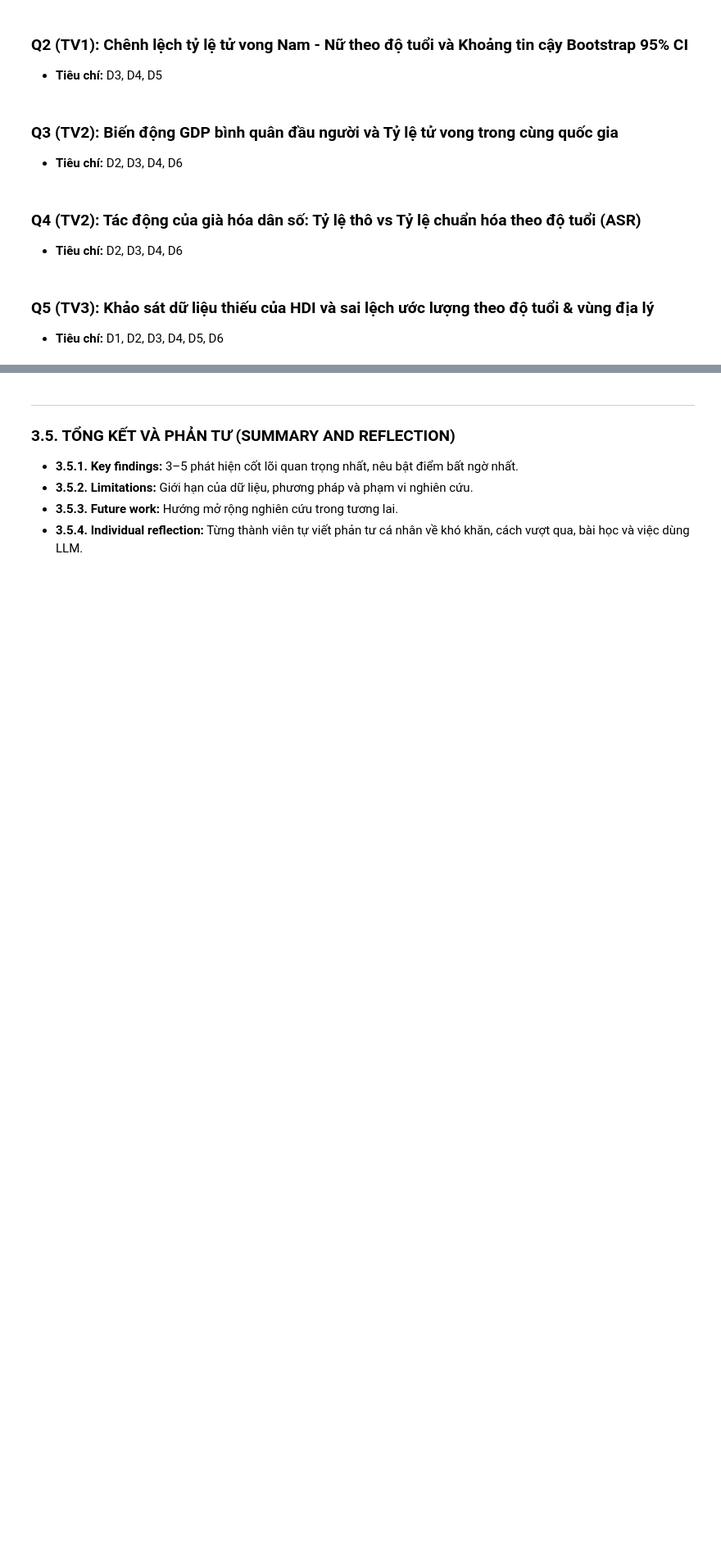
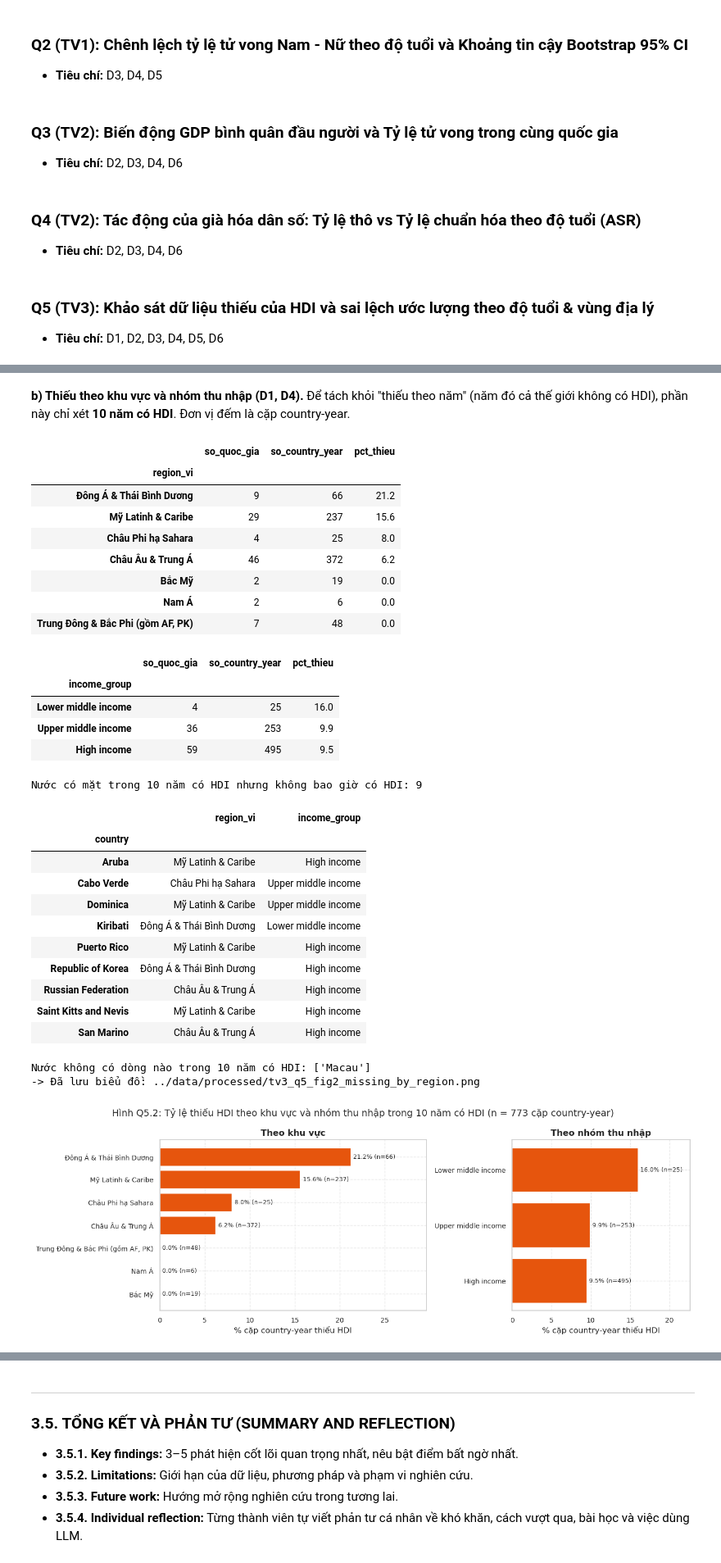
Before and after one commit to 24122039Kien/HCMUS_HKD_program_for_data_scientists, a Jupyter notebook: notebooks/02_analysis.ipynb, the cells around one changed output, grey strips where cells are left out. Shown at 82% size. Drawn from its saved outputs; the diff is of its cells as text; code cells hidden in the pictures; blank space fills up the shorter version.

```diff
--- a/notebooks/02_analysis.ipynb
+++ b/notebooks/02_analysis.ipynb
@@ -37,0 +272,76 @@ print("Module và thiết lập trực quan hóa đã sẵn sàng!")
+# %% [markdown]
+**b) Thiếu theo khu vực và nhóm thu nhập (D1, D4).** Để tách khỏi "thiếu theo năm" (năm đó cả thế giới không có HDI), phần này chỉ xét **10 năm có HDI**. Đơn vị đếm là cặp country-year.
+# %%
+q5_h = q5[q5['in_hdi_year']]
+q5_hcy = q5_h.drop_duplicates(['country', 'year'])
+
+
+def q5_missing_by(col):
+    # Tỷ lệ country-year thiếu HDI trong 10 năm có HDI
+    t = q5_hcy.groupby(col).agg(
+        so_quoc_gia=('country', 'nunique'),
+        so_country_year=('country', 'size'),
+        pct_thieu=('is_missing_hdi', 'mean'))
+    t['pct_thieu'] = (100 * t['pct_thieu']).round(1)
+    return t.sort_values('pct_thieu', ascending=False)
+
+
+q5_miss_region = q5_missing_by('region_vi')
+q5_miss_income = q5_missing_by('income_group')
+display(q5_miss_region, q5_miss_income)
+
+q5_never = q5_hcy.groupby('country')['is_missing_hdi'].all()
+q5_never = q5_countries.set_index('country').loc[
+    q5_never[q5_never].index, ['region_vi', 'income_group']]
+q5_absent = sorted(set(q5['country']) - set(q5_h['country']))
+print(f"Nước có mặt trong 10 năm có HDI nhưng không bao giờ có HDI: "
+      f"{len(q5_never)}")
+display(q5_never)
+print("Nước không có dòng nào trong 10 năm có HDI:", q5_absent)
+
+fig, axes = plt.subplots(1, 2, figsize=(14, 5),
+                         gridspec_kw={'width_ratios': [3, 2]})
+for ax, t, title in [(axes[0], q5_miss_region, 'Theo khu vực'),
+                     (axes[1], q5_miss_income, 'Theo nhóm thu nhập')]:
+    t = t.sort_values('pct_thieu')
+    ax.barh(t.index, t['pct_thieu'], color='#e6550d')
+    for i, (p, n) in enumerate(zip(t['pct_thieu'], t['so_country_year'])):
+        ax.text(p + 0.3, i, f"{p:.1f}% (n={n})", va='center', fontsize=9)
+    ax.set_xlabel('% cặp country-year thiếu HDI')
+    ax.set_title(title)
+    ax.set_xlim(0, t['pct_thieu'].max() * 1.35 + 1)
+fig.suptitle('Hình Q5.2: Tỷ lệ thiếu HDI theo khu vực và nhóm thu nhập '
+             f'trong 10 năm có HDI (n = {len(q5_hcy)} cặp country-year)')
+fig.tight_layout()
+save_figure(fig, '../data/processed/tv3_q5_fig2_missing_by_region.png')
+plt.show()
+# %% [output]
+|  | so_quoc_gia | so_country_year | pct_thieu |
+| region_vi |  |  |  |
+| Đông Á & Thái Bình Dương | 9 | 66 | 21.2 |
+| Mỹ Latinh & Caribe | 29 | 237 | 15.6 |
+| Châu Phi hạ Sahara | 4 | 25 | 8.0 |
+| Châu Âu & Trung Á | 46 | 372 | 6.2 |
+| Bắc Mỹ | 2 | 19 | 0.0 |
+| Nam Á | 2 | 6 | 0.0 |
+| Trung Đông & Bắc Phi (gồm AF, PK) | 7 | 48 | 0.0 |
+|  | so_quoc_gia | so_country_year | pct_thieu |
+| income_group |  |  |  |
+| Lower middle income | 4 | 25 | 16.0 |
+| Upper middle income | 36 | 253 | 9.9 |
+| High income | 59 | 495 | 9.5 |
+Nước có mặt trong 10 năm có HDI nhưng không bao giờ có HDI: 9
+|  | region_vi | income_group |
+| country |  |  |
+| Aruba | Mỹ Latinh & Caribe | High income |
+| Cabo Verde | Châu Phi hạ Sahara | Upper middle income |
+| Dominica | Mỹ Latinh & Caribe | Upper middle income |
+| Kiribati | Đông Á & Thái Bình Dương | Lower middle income |
+| Puerto Rico | Mỹ Latinh & Caribe | High income |
+| Republic of Korea | Đông Á & Thái Bình Dương | High income |
+| Russian Federation | Châu Âu & Trung Á | High income |
+| Saint Kitts and Nevis | Mỹ Latinh & Caribe | High income |
+| San Marino | Châu Âu & Trung Á | High income |
+Nước không có dòng nào trong 10 năm có HDI: ['Macau']
+-> Đã lưu biểu đồ: ../data/processed/tv3_q5_fig2_missing_by_region.png
+[figure, added]
```
Also changed, not shown: parts of 17 cells of this notebook, 2 other files.
